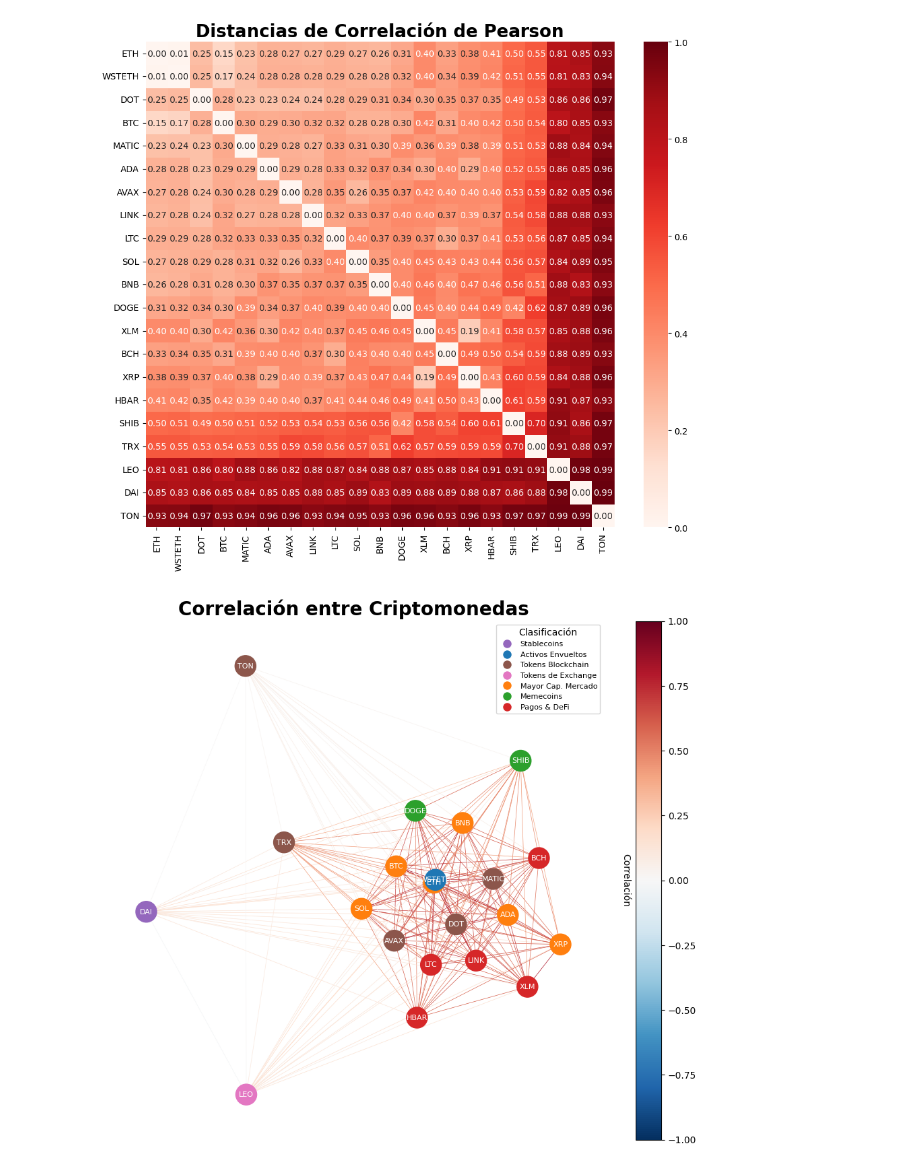
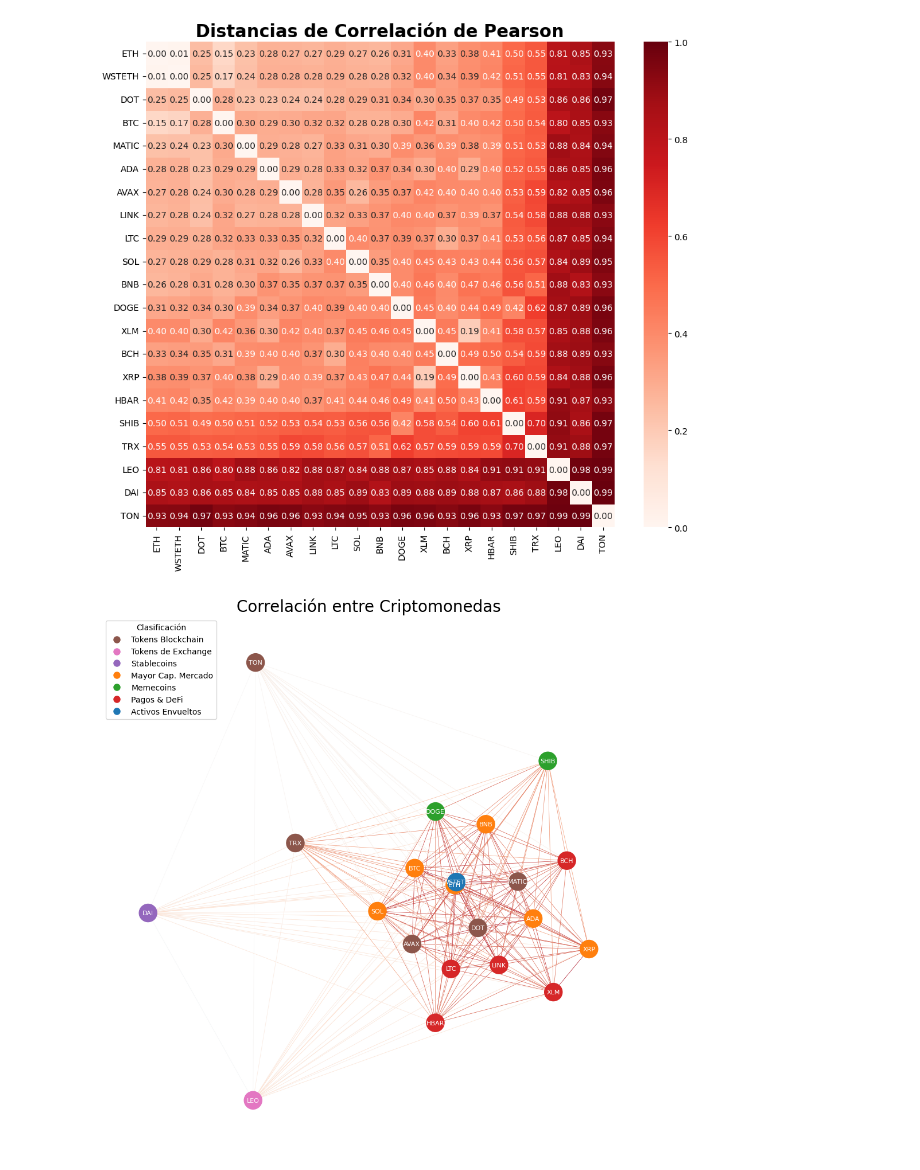
Before and after one commit to heritaco/Proyecto, a Jupyter notebook: 05-Grafos/01-Correlacion/Correlacion.ipynb, the cells around one changed output. Drawn from its saved outputs; the diff is of its cells as text; code cells hidden in the pictures.

```diff
--- a/05-Grafos/01-Correlacion/Correlacion.ipynb
+++ b/05-Grafos/01-Correlacion/Correlacion.ipynb
@@ -160,37 +160,37 @@ for node in G.nodes():
     node_colors.append(palette[classification[node]])
 # %%
 pos = nx.kamada_kawai_layout(G)
-plt.figure(figsize=(12, 10))
+plt.figure(figsize=(12, 12))
 nx.draw_networkx_nodes(G, pos, node_color=node_colors, node_size=500)
 # edge_weights = [G[u][v]['weight'] for u, v in G.edges()]
 
 # Colores
 norm = plt.Normalize(vmin=-1, vmax=1)
 edge_colors = [cm.RdBu_r(norm(corr.loc[u, v])) for u, v in G.edges()]
 nx.draw_networkx_edges(G, pos, edge_color=edge_colors, width=0.5, alpha=1)
 
-# add the colorbar
-sm = plt.cm.ScalarMappable(cmap=cm.RdBu_r, norm=norm)
-sm.set_array([])
-cbar = plt.colorbar(sm, ax=plt.gca())
-cbar.set_label('Correlación', rotation=270, labelpad=15)
-cbar.ax.yaxis.set_label_position('left')
+# add the colorbar with range 0 to 1, but keep the colors unchanged
+# sm = plt.cm.ScalarMappable(cmap=cm.RdBu_r, norm=plt.Normalize(vmin=0, vmax=1))
+# sm.set_array([])
+# cbar = plt.colorbar(sm, ax=plt.gca())
+# cbar.set_label('Correlación', rotation=270, labelpad=15)
+# cbar.ax.yaxis.set_label_position('left')
 
 # Añadir etiquetas de los nodos
 nx.draw_networkx_labels(G, pos, font_size=8, font_color='white')
 plt.axis('off')
-plt.title("Correlación entre Criptomonedas", fontsize=20, fontweight='bold')
+plt.title("Correlación entre Criptomonedas", fontsize=20)
 
 # Añadir la leyenda - chat
 legend_labels = list(classification.values())
 unique_labels = list(set(legend_labels))
 handles = []
 for label in unique_labels:
     color = palette[label]
     handles.append(plt.Line2D([0], [0], marker='o', color='w', label=label, markerfacecolor=color, markersize=10))
-plt.legend(handles=handles, title="Clasificación", loc='upper right', bbox_to_anchor=(1, 1), fontsize=8)
+plt.legend(handles=handles, title="Clasificación", loc='upper left', bbox_to_anchor=(0, 1), fontsize=10)
 
 plt.savefig("grafo-correlacion.svg", format='svg', bbox_inches='tight')
 plt.show()
 # %% [output]
-[figure, old version]
+[figure, new version]
```
Also changed, not shown: parts of 1 cell of this notebook, 25 other files.
